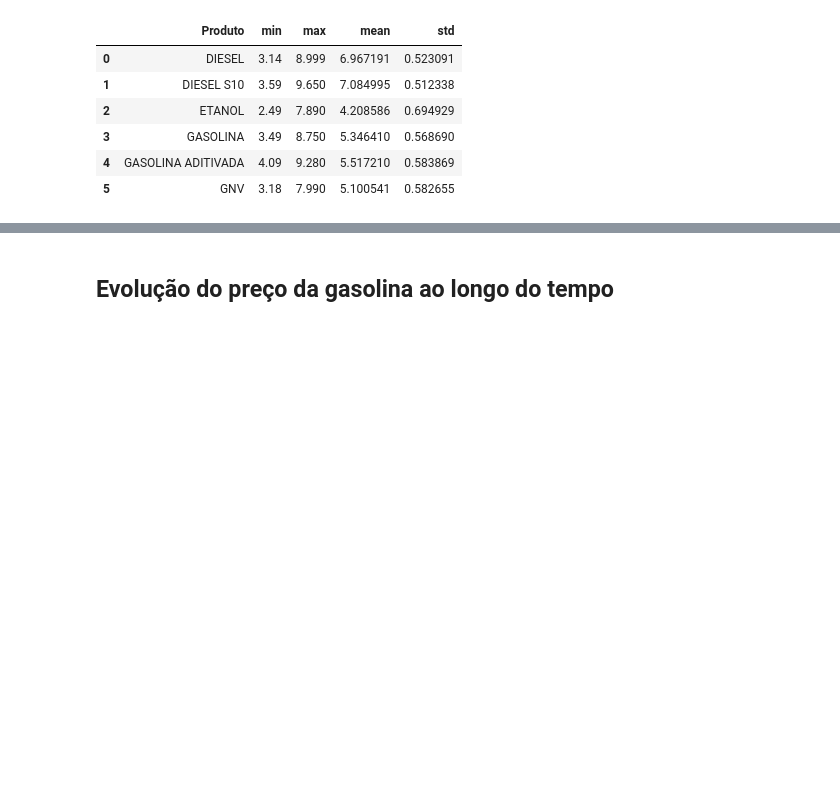
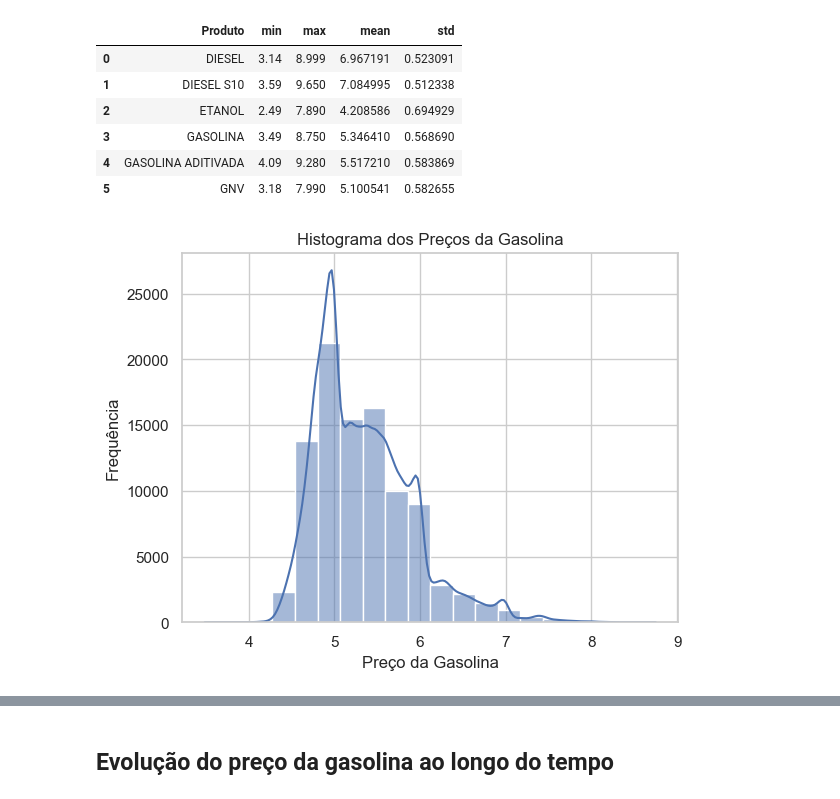
Before and after one commit to anazanetti/Analise_exploratoria, a Jupyter notebook: teste_rascunho.ipynb, the cells around one changed output, grey strips where cells are left out. Saved outputs shown, nothing was run; the diff lists cells and outputs as text; code cells hidden in the pictures; blank space fills up the shorter version.

```diff
--- a/teste_rascunho.ipynb
+++ b/teste_rascunho.ipynb
@@ -131,3 +135,10 @@ GNV
+# %%
+gasolina_df = df_anp[df_anp['Produto'] == 'GASOLINA']
+etanol_df = df_anp[df_anp['Produto'] == 'ETANOL']
+diesel_df = df_anp[df_anp['Produto'] == 'DIESEL']
+gasolinaad_df = df_anp[df_anp['Produto'] == 'GASOLINA ADITIVADA']
+dieselS10_df = df_anp[df_anp['Produto'] == 'DIESEL S10']
+gnv_df = df_anp[df_anp['Produto'] == 'GNV']
 # %%
 Preco_medio_global = df_anp.groupby('Produto')['Valor de Venda'].agg(['min', 'max', 'mean', 'std']).reset_index()
 Preco_medio_global
@@ -139,6 +150,22 @@ Preco_medio_global
 | 3 | GASOLINA | 3.49 | 8.750 | 5.346410 | 0.568690 |
 | 4 | GASOLINA ADITIVADA | 4.09 | 9.280 | 5.517210 | 0.583869 |
 | 5 | GNV | 3.18 | 7.990 | 5.100541 | 0.582655 |
+# %%
+precos_gasolina = gasolina_df['Valor de Venda']
+
+# Criar o histograma
+sns.set(style="whitegrid")
+sns.histplot(precos_gasolina, bins=20, kde=True)
+
+# Configurar labels e título
+plt.xlabel("Preço da Gasolina")
+plt.ylabel("Frequência")
+plt.title("Histograma dos Preços da Gasolina")
+
+# Mostrar o gráfico
+plt.show()
+# %% [output]
+[figure, added]
 # %%
 
 
```
Also changed, not shown: parts of 18 cells of this notebook.
